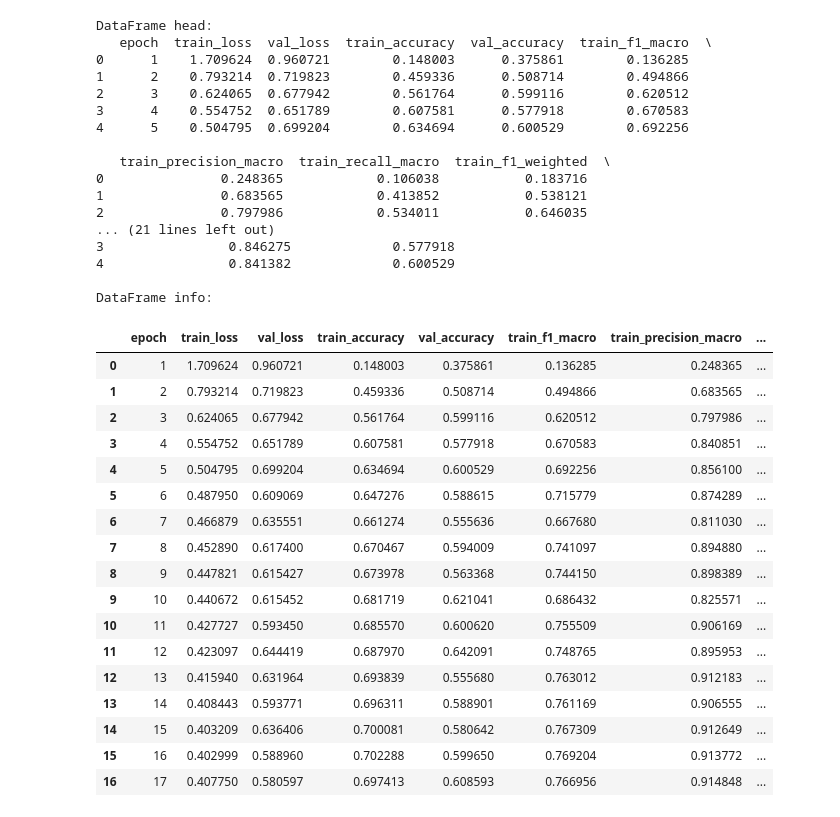
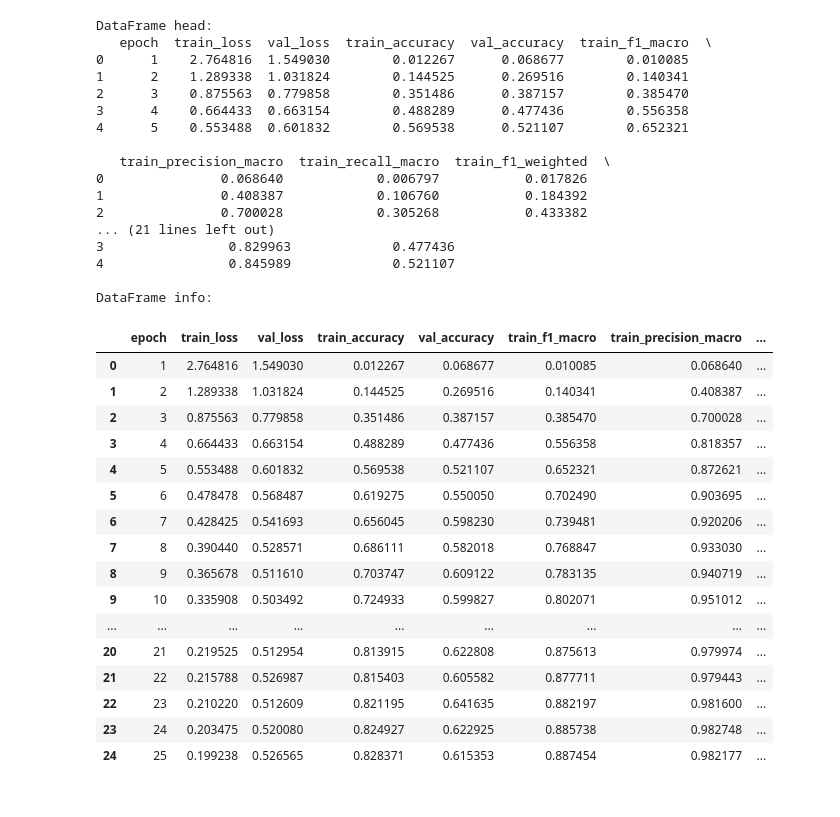
Before and after one commit to marcbeil/protein-prediction-project, a Jupyter notebook: src/vizualize_model_metrics.ipynb, the cells around one changed output. Drawn from its saved outputs; the diff is of its cells as text; code cells hidden in the pictures.

```diff
--- a/src/vizualize_model_metrics.ipynb
+++ b/src/vizualize_model_metrics.ipynb
@@ -5,61 +5,60 @@ import os
 
 import matplotlib.pyplot as plt
 import numpy as np
 import pandas as pd
 import seaborn as sns
 
 # Set default plot style
 sns.set_style("whitegrid")
 plt.rcParams['figure.dpi'] = 100  # For higher resolution plots
 
 # Your provided data as a multi-line string
-path = "../output/protenn2/v1"
+path = "../output/protenn2/v2"
 input_path = os.path.join(path, "metrics_df.csv")
 output_path = path
 
 # Read the data into a pandas DataFrame
 df = pd.read_csv(input_path)
 
 print("DataFrame head:")
 print(df.head())
 print("\nDataFrame info:")
 df
 # %% [output]
 DataFrame head:
    epoch  train_loss  val_loss  train_accuracy  val_accuracy  train_f1_macro  \
-0      1    1.709624  0.960721        0.148003      0.375861        0.136285
-1      2    0.793214  0.719823        0.459336      0.508714        0.494866
-2      3    0.624065  0.677942        0.561764      0.599116        0.620512
-3      4    0.554752  0.651789        0.607581      0.577918        0.670583
-4      5    0.504795  0.699204        0.634694      0.600529        0.692256
+0      1    2.764816  1.549030        0.012267      0.068677        0.010085
+1      2    1.289338  1.031824        0.144525      0.269516        0.140341
+2      3    0.875563  0.779858        0.351486      0.387157        0.385470
+3      4    0.664433  0.663154        0.488289      0.477436        0.556358
+4      5    0.553488  0.601832        0.569538      0.521107        0.652321
 
    train_precision_macro  train_recall_macro  train_f1_weighted  \
-0               0.248365            0.106038           0.183716
-1               0.683565            0.413852           0.538121
-2               0.797986            0.534011           0.646035
+0               0.068640            0.006797           0.017826
+1               0.408387            0.106760           0.184392
+2               0.700028            0.305268           0.433382
 ... (21 lines left out)
-3                0.846275             0.577918
-4                0.841382             0.600529
+3                0.829963             0.477436
+4                0.845989             0.521107
 
 DataFrame info:
 |  | epoch | train_loss | val_loss | train_accuracy | val_accuracy | train_f1_macro | train_precision_macro | ... |
-| 0 | 1 | 1.709624 | 0.960721 | 0.148003 | 0.375861 | 0.136285 | 0.248365 | ... |
-| 1 | 2 | 0.793214 | 0.719823 | 0.459336 | 0.508714 | 0.494866 | 0.683565 | ... |
-| 2 | 3 | 0.624065 | 0.677942 | 0.561764 | 0.599116 | 0.620512 | 0.797986 | ... |
-| 3 | 4 | 0.554752 | 0.651789 | 0.607581 | 0.577918 | 0.670583 | 0.840851 | ... |
-| 4 | 5 | 0.504795 | 0.699204 | 0.634694 | 0.600529 | 0.692256 | 0.856100 | ... |
-| 5 | 6 | 0.487950 | 0.609069 | 0.647276 | 0.588615 | 0.715779 | 0.874289 | ... |
-| 6 | 7 | 0.466879 | 0.635551 | 0.661274 | 0.555636 | 0.667680 | 0.811030 | ... |
-| 7 | 8 | 0.452890 | 0.617400 | 0.670467 | 0.594009 | 0.741097 | 0.894880 | ... |
-| 8 | 9 | 0.447821 | 0.615427 | 0.673978 | 0.563368 | 0.744150 | 0.898389 | ... |
-| 9 | 10 | 0.440672 | 0.615452 | 0.681719 | 0.621041 | 0.686432 | 0.825571 | ... |
-| 10 | 11 | 0.427727 | 0.593450 | 0.685570 | 0.600620 | 0.755509 | 0.906169 | ... |
-| 11 | 12 | 0.423097 | 0.644419 | 0.687970 | 0.642091 | 0.748765 | 0.895953 | ... |
-| 12 | 13 | 0.415940 | 0.631964 | 0.693839 | 0.555680 | 0.763012 | 0.912183 | ... |
-| 13 | 14 | 0.408443 | 0.593771 | 0.696311 | 0.588901 | 0.761169 | 0.906555 | ... |
-| 14 | 15 | 0.403209 | 0.636406 | 0.700081 | 0.580642 | 0.767309 | 0.912649 | ... |
-| 15 | 16 | 0.402999 | 0.588960 | 0.702288 | 0.599650 | 0.769204 | 0.913772 | ... |
-| 16 | 17 | 0.407750 | 0.580597 | 0.697413 | 0.608593 | 0.766956 | 0.914848 | ... |
+| 0 | 1 | 2.764816 | 1.549030 | 0.012267 | 0.068677 | 0.010085 | 0.068640 | ... |
+| 1 | 2 | 1.289338 | 1.031824 | 0.144525 | 0.269516 | 0.140341 | 0.408387 | ... |
+| 2 | 3 | 0.875563 | 0.779858 | 0.351486 | 0.387157 | 0.385470 | 0.700028 | ... |
+| 3 | 4 | 0.664433 | 0.663154 | 0.488289 | 0.477436 | 0.556358 | 0.818357 | ... |
+| 4 | 5 | 0.553488 | 0.601832 | 0.569538 | 0.521107 | 0.652321 | 0.872621 | ... |
+| 5 | 6 | 0.478478 | 0.568487 | 0.619275 | 0.550050 | 0.702490 | 0.903695 | ... |
+| 6 | 7 | 0.428425 | 0.541693 | 0.656045 | 0.598230 | 0.739481 | 0.920206 | ... |
+| 7 | 8 | 0.390440 | 0.528571 | 0.686111 | 0.582018 | 0.768847 | 0.933030 | ... |
+| 8 | 9 | 0.365678 | 0.511610 | 0.703747 | 0.609122 | 0.783135 | 0.940719 | ... |
+| 9 | 10 | 0.335908 | 0.503492 | 0.724933 | 0.599827 | 0.802071 | 0.951012 | ... |
+| ... | ... | ... | ... | ... | ... | ... | ... | ... |
+| 20 | 21 | 0.219525 | 0.512954 | 0.813915 | 0.622808 | 0.875613 | 0.979974 | ... |
+| 21 | 22 | 0.215788 | 0.526987 | 0.815403 | 0.605582 | 0.877711 | 0.979443 | ... |
+| 22 | 23 | 0.210220 | 0.512609 | 0.821195 | 0.641635 | 0.882197 | 0.981600 | ... |
+| 23 | 24 | 0.203475 | 0.520080 | 0.824927 | 0.622925 | 0.885738 | 0.982748 | ... |
+| 24 | 25 | 0.199238 | 0.526565 | 0.828371 | 0.615353 | 0.887454 | 0.982177 | ... |
 # %%
 import os
 
```
Also changed, not shown: parts of 5 cells of this notebook, 6 other files.
